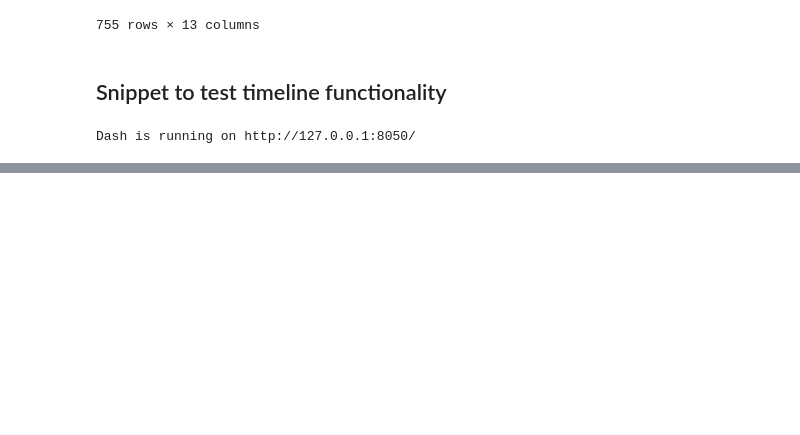
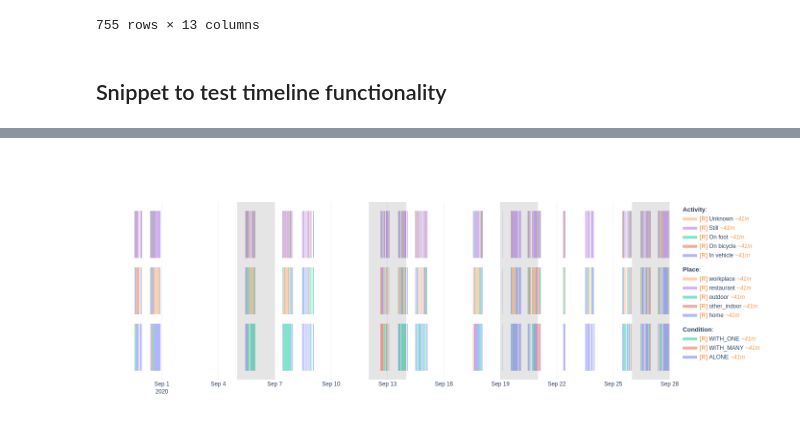
Before and after one commit to predict-idlab/data-quality-challenges-wearables, a Jupyter notebook: notebooks/etri/0_parse_etri.ipynb, the cells around one changed output, grey strips where cells are left out. Cells and saved outputs as stored; diff of their text form; code cells hidden in the pictures; blank space fills up the shorter version.

```diff
--- a/notebooks/etri/0_parse_etri.ipynb
+++ b/notebooks/etri/0_parse_etri.ipynb
@@ -301,10 +301,9 @@ for sat in np.unique(df_label_usr[df_label_usr.index.dayofweek == 5].index.date)
     fr.add_vrect(
         x0=sat,
         x1=sat + pd.Timedelta(days=2),
-        fillcolor="rgba(0, 0, 0, .15)",
+        fillcolor="rgba(0, 0, 0, .1)",
         line_width=0,
     )
-# fr.show(renderer='html', width=1400, height=600)
-fr
+fr.update_layout(template="plotly_white", yaxis=dict(visible=False))
+fr.show(renderer='png', width=1400, height=550)
 # %% [output]
-Dash is running on http://127.0.0.1:8050/
@@ -312,3 +310,4 @@ Dash is running on http://127.0.0.1:8050/
+[figure, added]
 # %%
 from code_utils.etri.visualization import add_etri_timeline_to_fig
 from plotly.subplots import make_subplots
```
Also changed, not shown: parts of 3 cells of this notebook.
